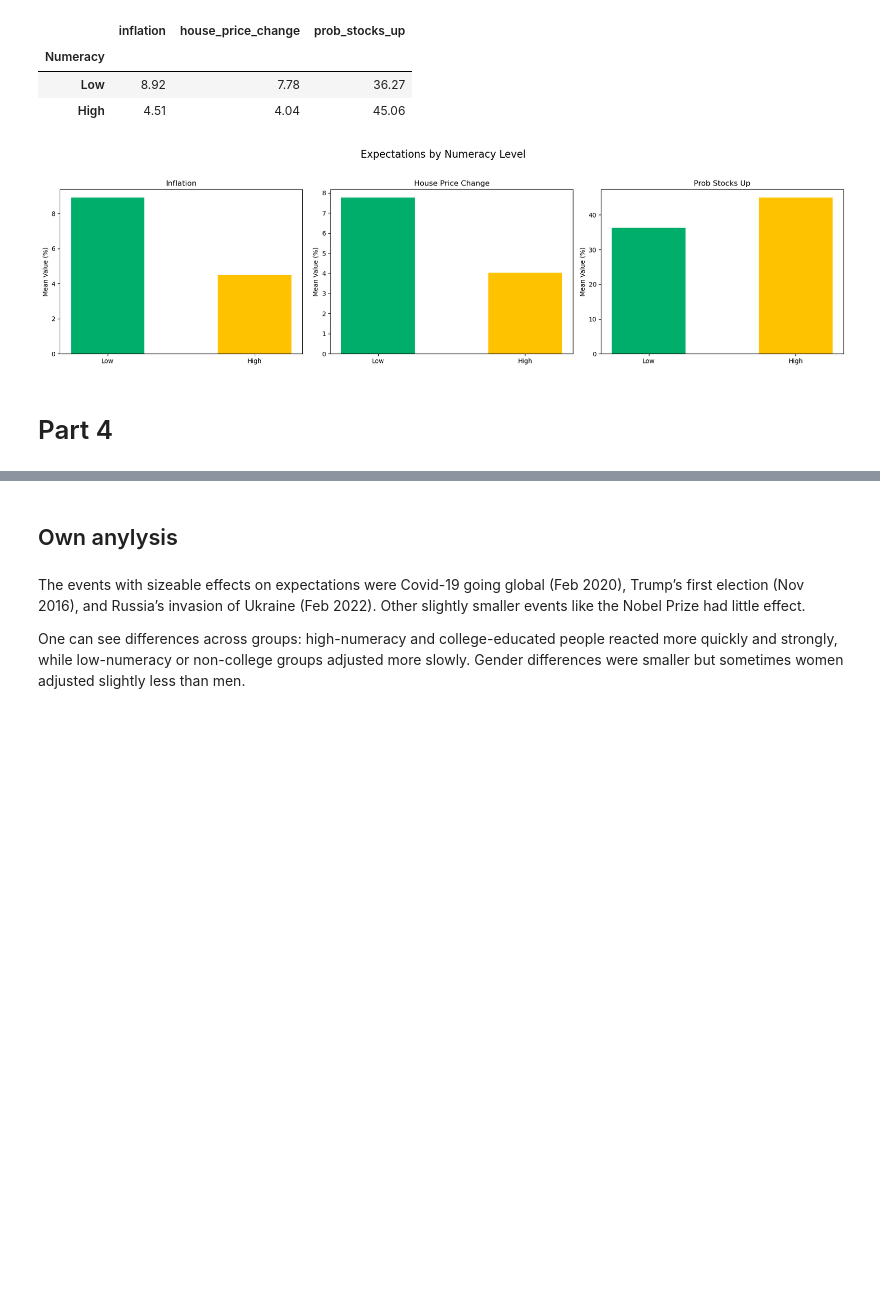
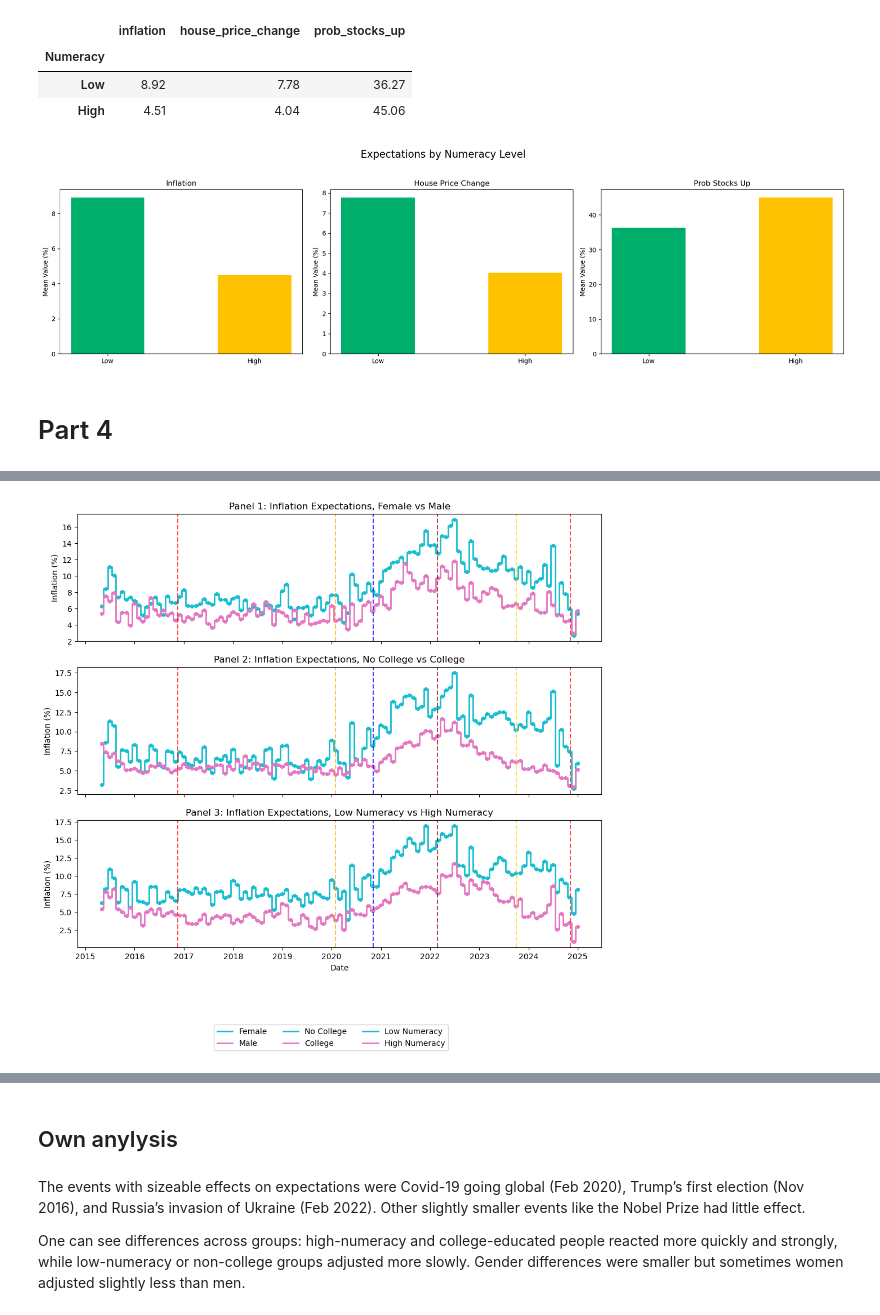
Before and after one commit to MarcDiechler/Tech2-Term-Paper, a Jupyter notebook: Term-paper/final_v1.ipynb, the cells around one changed output, grey strips where cells are left out. Saved outputs shown, nothing was run; the diff lists cells and outputs as text; code cells hidden in the pictures; blank space fills up the shorter version.

```diff
--- a/Term-paper/final_v1.ipynb
+++ b/Term-paper/final_v1.ipynb
@@ -500 +499,86 @@ plt.show()
 [figure]
+# %%
+# 4.2 and 4.3
+
+# Ensure 'date' is datetime
+merged_df_M_mean['date'] = pd.to_datetime(merged_df_M_mean['date'])
+
+# Prepare subsets and resample to monthly averages (fill missing months) ---
+subsets = {
+    'Female': merged_df_M_mean[merged_df_M_mean['female'] == 1],
+    'Male': merged_df_M_mean[merged_df_M_mean['female'] == 0],
+    'No College': merged_df_M_mean[merged_df_M_mean['college'] == 0],
+    'College': merged_df_M_mean[merged_df_M_mean['college'] == 1],
+    'Low Numeracy': merged_df_M_mean[merged_df_M_mean['num_lit_high'] == 0],
+    'High Numeracy': merged_df_M_mean[merged_df_M_mean['num_lit_high'] == 1],
+}
+
+for key in subsets:
+    subsets[key] = (
+        subsets[key]
+        .set_index('date')
+        .resample('ME')  # monthly resample
+        .mean()
+        .reset_index()
+        .sort_values('date')
+    )
+
+# Variables to plot
+variables_info = [
+    ("Inflation Expectations", 'inflation', 'Inflation (%)'),
+    ("House Price Expectations", 'house_price_change', 'House Price Change'),
+    ("Stock Market Expectations", 'prob_stocks_up', 'Probability Stocks Up (%)')
+]
+
+# Events to annotate
+events = [
+    ('2016-11-18', 'Trump 1st Election', 'red'),
+    ('2020-02-01', 'Covid-19 goes global', 'orange'),
+    ('2020-11-03', "Biden's Election", 'blue'),
+    ('2022-02-24', 'Russia invades Ukraine', 'darkred'),
+    ('2023-10-03', 'Nobel Prize awarded to Jon Fosse', 'gold'),
+    ('2024-11-05', 'Trump 2nd Election', 'red')
+]
+
+# Panels configuration
+panels = [
+    ('Panel 1', ['Female', 'Male']),
+    ('Panel 2', ['No College', 'College']),
+    ('Panel 3', ['Low Numeracy', 'High Numeracy'])
+]
+
+colors = ['#17BECF', '#E377C2']
+
+# Helper to add events
+def add_events(ax, events):
+    for date_str, label, color in events:
+        ax.axvline(pd.Timestamp(date_str), color=color, linestyle='--', alpha=0.7)
+
+# Plotting
+for title, var, ylabel in variables_info:
+    fig, axes = plt.subplots(3, 1, figsize=(12, 10), sharex=True)
+
+    for ax, (panel_title, group_keys) in zip(axes, panels):
+        for key, color in zip(group_keys, colors):
+            # Step plot with markers preserves monthly averages visually
+            ax.step(subsets[key]['date'], subsets[key][var], where='mid', color=color, label=key, linewidth=2)
+            ax.plot(subsets[key]['date'], subsets[key][var], 'o', color=color, markersize=4)
+
+        # 🔹 Enhanced title showing which groups are compared
+        comparison = f"{group_keys[0]} vs {group_keys[1]}"
+        ax.set_title(f"{panel_title}: {title}, {comparison}")
+        ax.set_ylabel(ylabel)
+        add_events(ax, events)
+
+    axes[2].set_xlabel('Date')
+
+    # Collect handles for single legend
+    handles, labels = [], []
+    for ax in axes:
+        for h, l in zip(*ax.get_legend_handles_labels()):
+            if l not in labels:
+                handles.append(h)
+                labels.append(l)
+    fig.legend(handles, labels, loc='upper center', bbox_to_anchor=(0.5, -0.02), ncol=3, fontsize=10)
+# %% [output]
+[figure, added]
```
Also changed, not shown: parts of 6 cells of this notebook.
